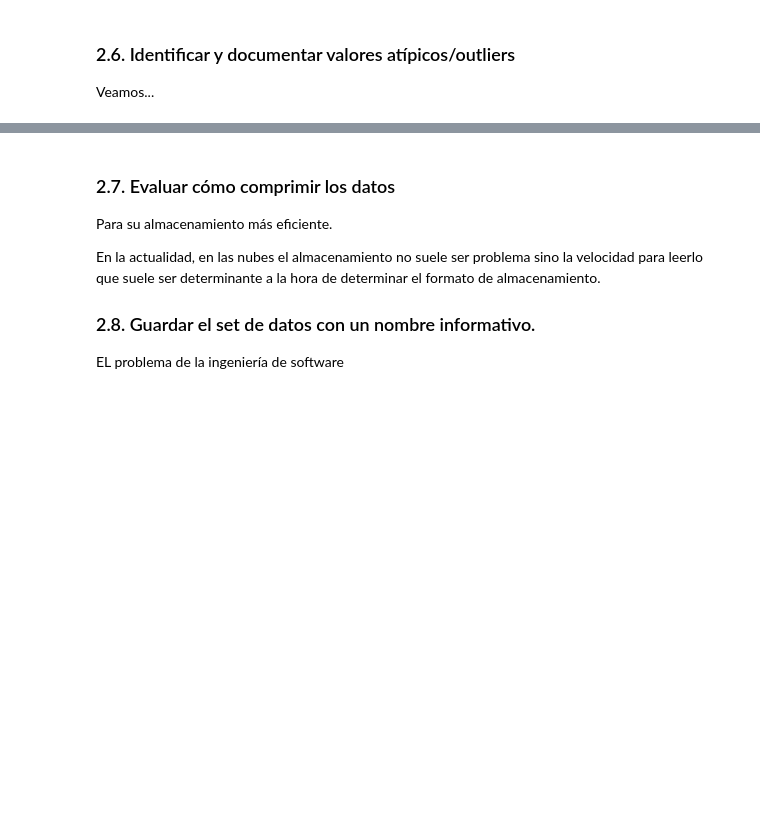
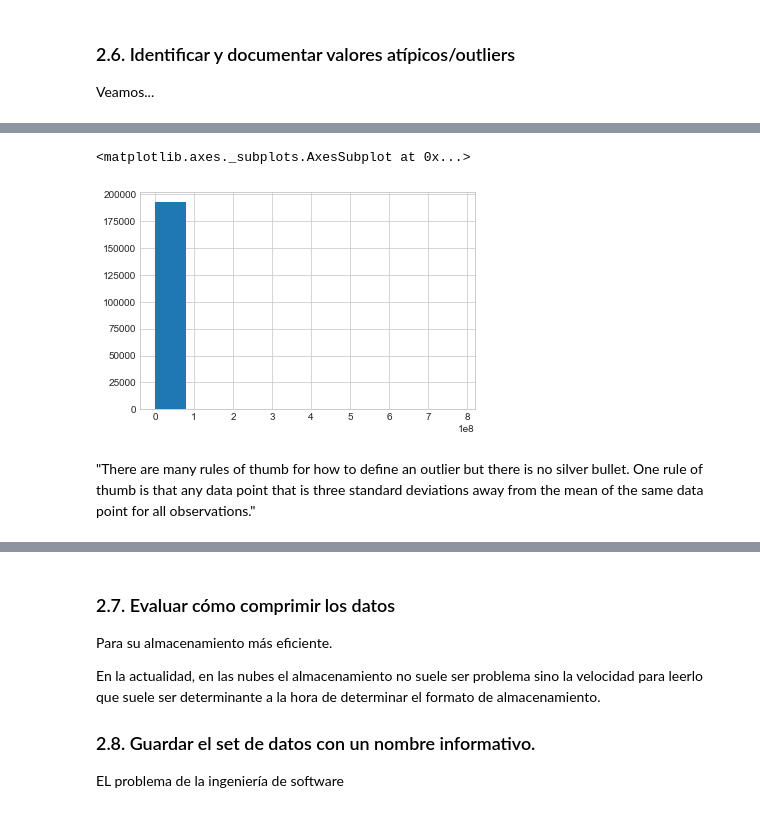
Before and after one commit to renzobechler-zz/diplodatos, a Jupyter notebook: AnalisisYCuracion/Laboratorio.ipynb, the cells around one changed output, grey strips where cells are left out. Saved outputs shown, nothing was run; the diff lists cells and outputs as text; code cells hidden in the pictures; blank space fills up the shorter version.

```diff
--- a/AnalisisYCuracion/Laboratorio.ipynb
+++ b/AnalisisYCuracion/Laboratorio.ipynb
@@ -394,0 +410,7 @@ TypeError: unorderable types: float() > method()
+# %%
+SanFrancisco_Building_Permits.Revised_Cost.hist()
+# %% [output]
+<matplotlib.axes._subplots.AxesSubplot at 0x...>
+[figure, added]
+# %% [markdown]
+"There are many rules of thumb for how to define an outlier but there is no silver bullet. One rule of thumb is that any data point that is three standard deviations away from the mean of the same data point for all observations."
```
Also changed, not shown: parts of 14 cells of this notebook, 3 other files.
